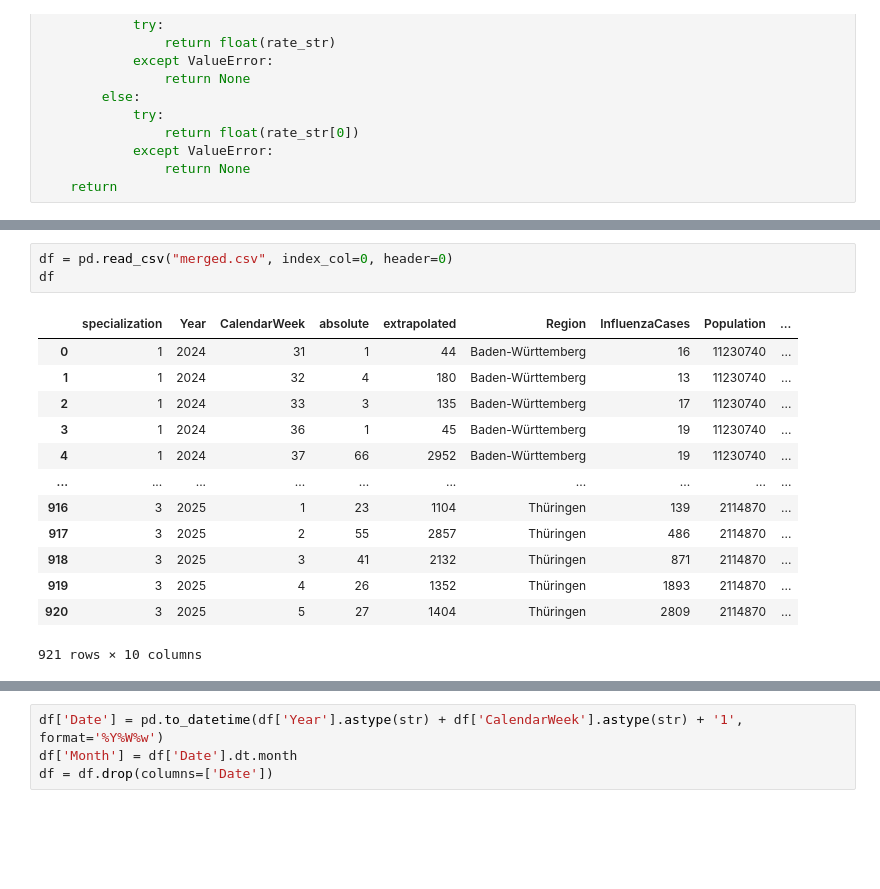
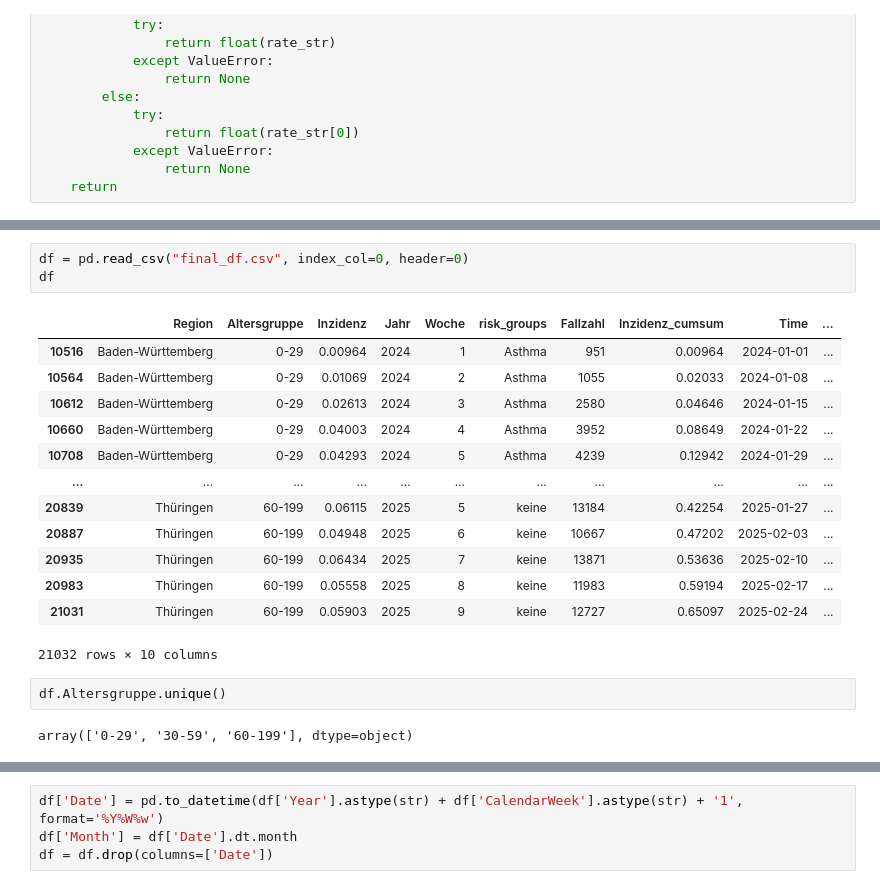
Before and after one commit to tubbers7/STADS_Datathon2025, a Jupyter notebook: promts.ipynb, the cells around one changed output, grey strips where cells are left out. Cells and saved outputs as stored; diff of their text form; blank space fills up the shorter version.

Commit message:
add Altersgruppe und Risikogruppe

```diff
--- a/promts.ipynb
+++ b/promts.ipynb
@@ -215,19 +217,23 @@ def generate_prompt(bundesland, jahr, monat, fallzahlen, infektionsrate, risikog
 
     return general_prompt + data_knowledge + exploration_knowledge
 # %%
-df = pd.read_csv("merged.csv", index_col=0, header=0)
+df = pd.read_csv("final_df.csv", index_col=0, header=0)
 df
 # %% [output]
-|  | specialization | Year | CalendarWeek | absolute | extrapolated | Region | InfluenzaCases | Population | ... |
-| 0 | 1 | 2024 | 31 | 1 | 44 | Baden-Württemberg | 16 | 11230740 | ... |
-| 1 | 1 | 2024 | 32 | 4 | 180 | Baden-Württemberg | 13 | 11230740 | ... |
-| 2 | 1 | 2024 | 33 | 3 | 135 | Baden-Württemberg | 17 | 11230740 | ... |
-| 3 | 1 | 2024 | 36 | 1 | 45 | Baden-Württemberg | 19 | 11230740 | ... |
-| 4 | 1 | 2024 | 37 | 66 | 2952 | Baden-Württemberg | 19 | 11230740 | ... |
-| ... | ... | ... | ... | ... | ... | ... | ... | ... | ... |
-| 916 | 3 | 2025 | 1 | 23 | 1104 | Thüringen | 139 | 2114870 | ... |
-| 917 | 3 | 2025 | 2 | 55 | 2857 | Thüringen | 486 | 2114870 | ... |
-| 918 | 3 | 2025 | 3 | 41 | 2132 | Thüringen | 871 | 2114870 | ... |
-| 919 | 3 | 2025 | 4 | 26 | 1352 | Thüringen | 1893 | 2114870 | ... |
-| 920 | 3 | 2025 | 5 | 27 | 1404 | Thüringen | 2809 | 2114870 | ... |
+|  | Region | Altersgruppe | Inzidenz | Jahr | Woche | risk_groups | Fallzahl | Inzidenz_cumsum | Time | ... |
+| 10516 | Baden-Württemberg | 0-29 | 0.00964 | 2024 | 1 | Asthma | 951 | 0.00964 | 2024-01-01 | ... |
+| 10564 | Baden-Württemberg | 0-29 | 0.01069 | 2024 | 2 | Asthma | 1055 | 0.02033 | 2024-01-08 | ... |
+| 10612 | Baden-Württemberg | 0-29 | 0.02613 | 2024 | 3 | Asthma | 2580 | 0.04646 | 2024-01-15 | ... |
+| 10660 | Baden-Württemberg | 0-29 | 0.04003 | 2024 | 4 | Asthma | 3952 | 0.08649 | 2024-01-22 | ... |
+| 10708 | Baden-Württemberg | 0-29 | 0.04293 | 2024 | 5 | Asthma | 4239 | 0.12942 | 2024-01-29 | ... |
+| ... | ... | ... | ... | ... | ... | ... | ... | ... | ... | ... |
+| 20839 | Thüringen | 60-199 | 0.06115 | 2025 | 5 | keine | 13184 | 0.42254 | 2025-01-27 | ... |
+| 20887 | Thüringen | 60-199 | 0.04948 | 2025 | 6 | keine | 10667 | 0.47202 | 2025-02-03 | ... |
+| 20935 | Thüringen | 60-199 | 0.06434 | 2025 | 7 | keine | 13871 | 0.53636 | 2025-02-10 | ... |
+| 20983 | Thüringen | 60-199 | 0.05558 | 2025 | 8 | keine | 11983 | 0.59194 | 2025-02-17 | ... |
+| 21031 | Thüringen | 60-199 | 0.05903 | 2025 | 9 | keine | 12727 | 0.65097 | 2025-02-24 | ... |
-921 rows × 10 columns
+21032 rows × 10 columns
+# %%
+df.Altersgruppe.unique()
+# %% [output]
+array(['0-29', '30-59', '60-199'], dtype=object)
```
Also changed, not shown: parts of 15 cells of this notebook.
